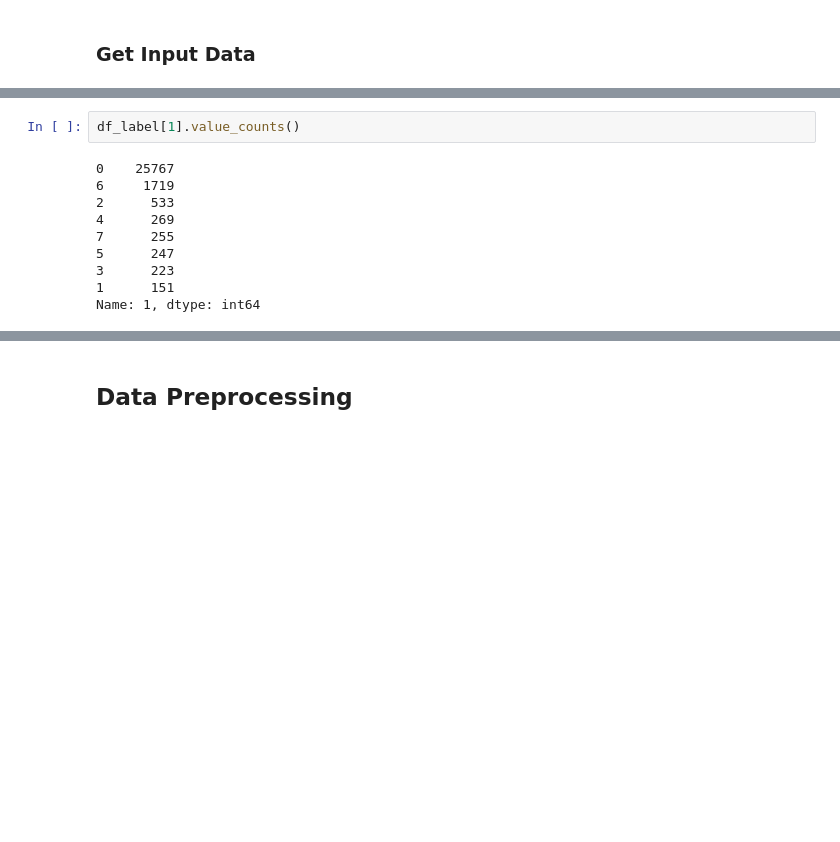
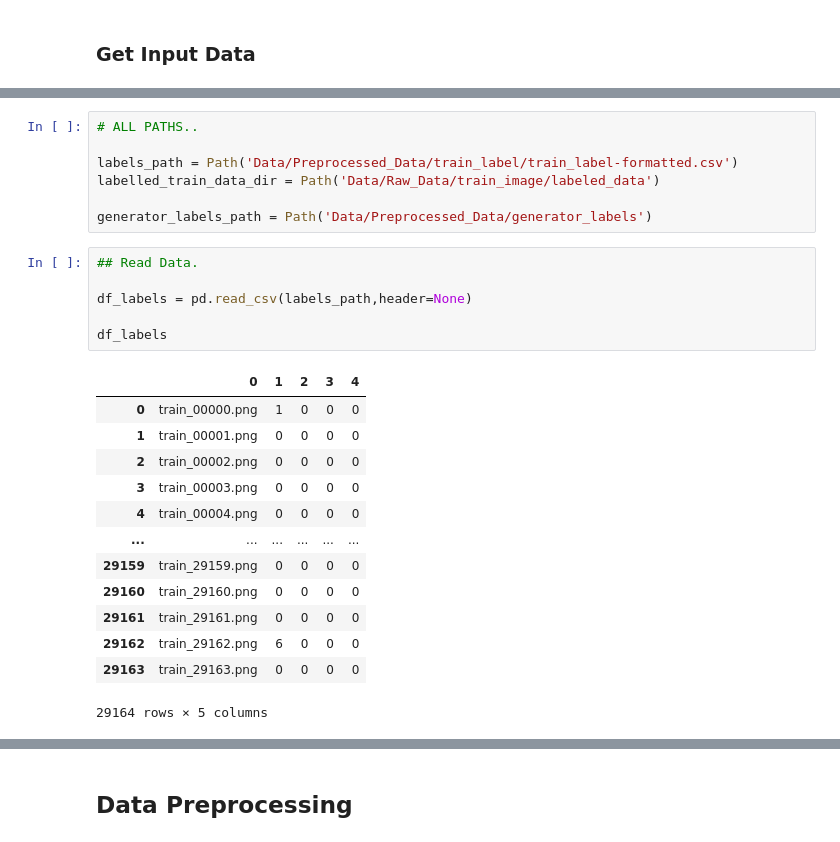
Before and after one commit to JMeghana/Intelligent-Quality-Inspection-of-Lane-Rendering-Data-using-Resnet50V2, a Jupyter notebook: Huawei-Hackathon-Research.ipynb, the cells around one changed output, grey strips where cells are left out. Cells and saved outputs as stored; diff of their text form; blank space fills up the shorter version.

```diff
--- a/Huawei-Hackathon-Research.ipynb
+++ b/Huawei-Hackathon-Research.ipynb
@@ -34,12 +11,27 @@ df_label
-# %%
-df_label[1].value_counts()
-# %% [output]
-0    25767
-6     1719
-2      533
-4      269
-7      255
-5      247
-3      223
-1      151
-Name: 1, dtype: int64
+# %%
+# ALL PATHS..
+
+labels_path = Path('Data/Preprocessed_Data/train_label/train_label-formatted.csv')
+labelled_train_data_dir = Path('Data/Raw_Data/train_image/labeled_data')
+
+generator_labels_path = Path('Data/Preprocessed_Data/generator_labels')
+# %%
+## Read Data.
+
+df_labels = pd.read_csv(labels_path,header=None)
+
+df_labels
+# %% [output]
+|  | 0 | 1 | 2 | 3 | 4 |
+| 0 | train_00000.png | 1 | 0 | 0 | 0 |
+| 1 | train_00001.png | 0 | 0 | 0 | 0 |
+| 2 | train_00002.png | 0 | 0 | 0 | 0 |
+| 3 | train_00003.png | 0 | 0 | 0 | 0 |
+| 4 | train_00004.png | 0 | 0 | 0 | 0 |
+| ... | ... | ... | ... | ... | ... |
+| 29159 | train_29159.png | 0 | 0 | 0 | 0 |
+| 29160 | train_29160.png | 0 | 0 | 0 | 0 |
+| 29161 | train_29161.png | 0 | 0 | 0 | 0 |
+| 29162 | train_29162.png | 6 | 0 | 0 | 0 |
+| 29163 | train_29163.png | 0 | 0 | 0 | 0 |
+29164 rows × 5 columns
```
Also changed, not shown: parts of 47 cells of this notebook, 25 other files.
